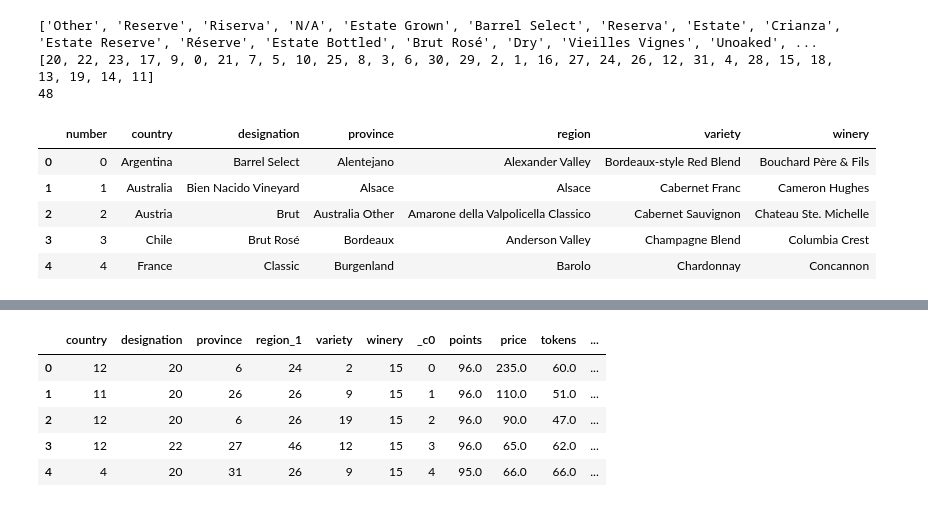
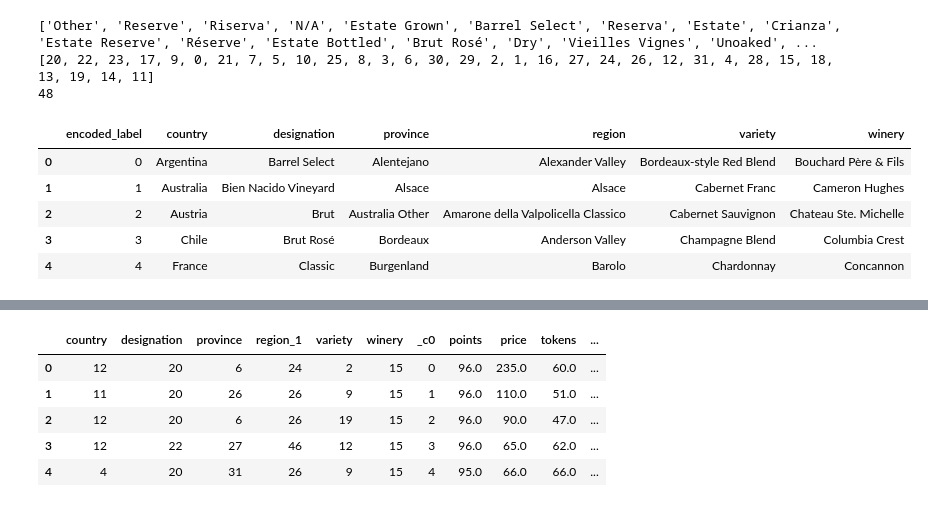
Before and after one commit to arahogc/Whats_In_A_Bottle, a Jupyter notebook: winemag_data_preprocessing.ipynb, the cells around one changed output, grey strips where cells are left out. Saved outputs shown, nothing was run; the diff lists cells and outputs as text; code cells hidden in the pictures.

```diff
--- a/winemag_data_preprocessing.ipynb
+++ b/winemag_data_preprocessing.ipynb
@@ -1391,45 +1348,43 @@ print(len(region))
 # %%
 # Create a country df for encoded labels
 country_df = pd.DataFrame(list(zip(country_num, country)),
-               columns =['number','country'])
-country_df = country_df.sort_values(by=['number'])
+               columns =['encoded_label','country'])
+country_df = country_df.sort_values(by=['encoded_label'])
 
 # Create a designation df for encoded labels
 designation_df = pd.DataFrame(list(zip(designation_num, designation)),
-               columns =['number','designation'])
-designation_df = designation_df.sort_values(by=['number'])
+               columns =['encoded_label','designation'])
+designation_df = designation_df.sort_values(by=['encoded_label'])
 
 # Create a province df for encoded labels
 province_df = pd.DataFrame(list(zip(province_num, province)),
-               columns =['number','province'])
-province_df = province_df.sort_values(by=['number'])
+               columns =['encoded_label','province'])
+province_df = province_df.sort_values(by=['encoded_label'])
 
 # Create a region df for encoded labels
 region_df = pd.DataFrame(list(zip(region_num, region)),
-               columns =['number','region'])
-region_df = region_df.sort_values(by=['number'])
+               columns =['encoded_label','region'])
+region_df = region_df.sort_values(by=['encoded_label'])
 
 # Create a variety df for encoded labels
 variety_df = pd.DataFrame(list(zip(variety_num, variety)),
-               columns =['number','variety'])
-variety_df = variety_df.sort_values(by=['number'])
+               columns =['encoded_label','variety'])
+variety_df = variety_df.sort_values(by=['encoded_label'])
 
 # Create a winery df for encoded labels
 winery_df = pd.DataFrame(list(zip(winery_num, winery)),
-               columns =['number','winery'])
-winery_df = winery_df.sort_values(by=['number'])
-
-#province_df.head()
+               columns =['encoded_label','winery'])
+winery_df = winery_df.sort_values(by=['encoded_label'])
 # %%
 # Merge the dataframe
 from functools import reduce
 
 dfs = [country_df, designation_df, province_df, region_df, variety_df, winery_df]
-labels = reduce(lambda left,right: pd.merge(left,right,on='number',how='outer'), dfs)
+encoding_labels = reduce(lambda left,right: pd.merge(left,right,on='encoded_label',how='outer'), dfs)
 
-labels.head()
+encoding_labels.head()
 # %% [output]
-|  | number | country | designation | province | region | variety | winery |
+|  | encoded_label | country | designation | province | region | variety | winery |
 | 0 | 0 | Argentina | Barrel Select | Alentejano | Alexander Valley | Bordeaux-style Red Blend | Bouchard Père & Fils |
 | 1 | 1 | Australia | Bien Nacido Vineyard | Alsace | Alsace | Cabernet Franc | Cameron Hughes |
 | 2 | 2 | Austria | Brut | Australia Other | Amarone della Valpolicella Classico | Cabernet Sauvignon | Chateau Ste. Michelle |
```
Also changed, not shown: parts of 33 cells of this notebook.
